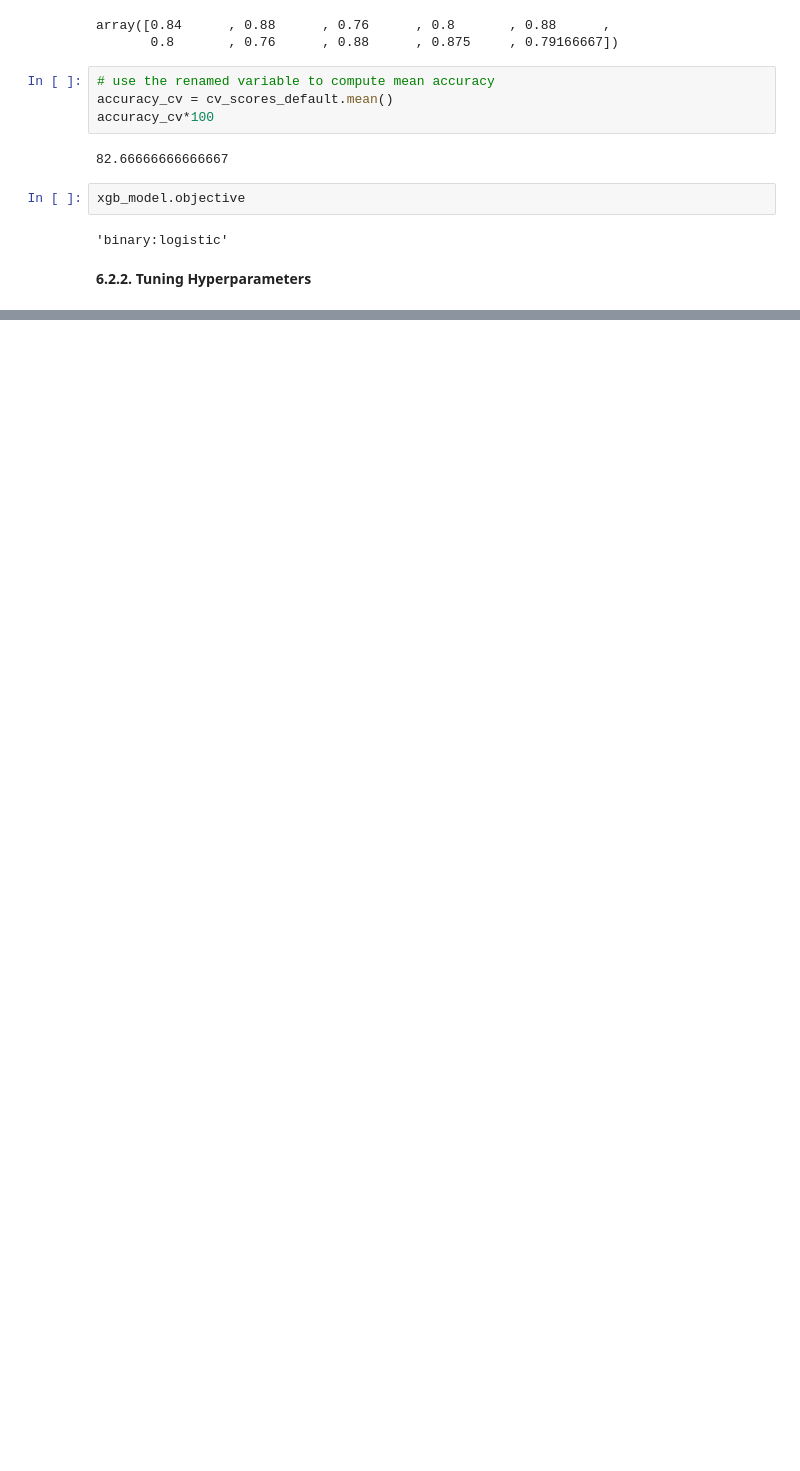
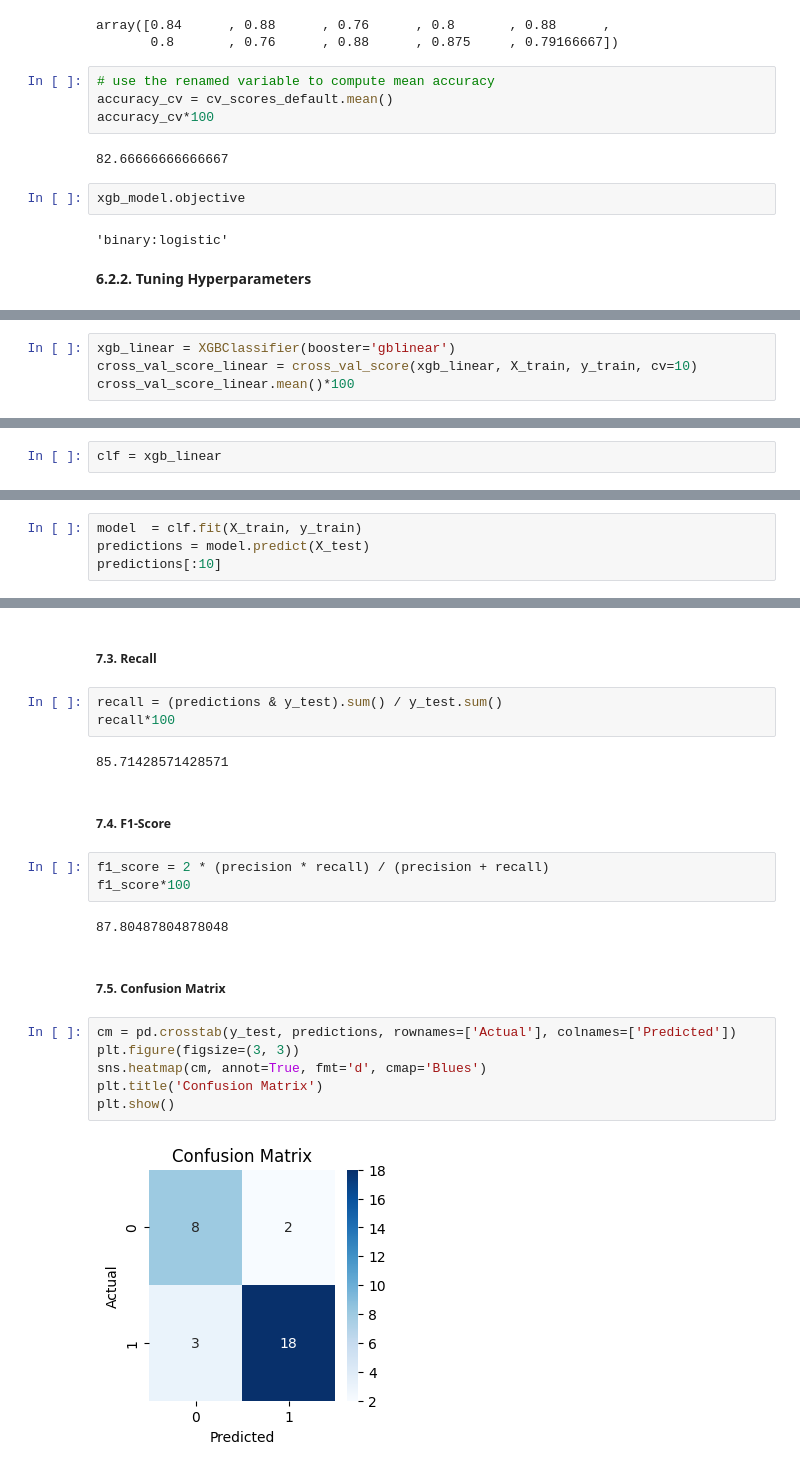
Before and after one commit to PedroFlorencioNeto/vertebral-analysis, a Jupyter notebook: VertebralColumnClassificator.ipynb, the cells around one changed output, grey strips where cells are left out. Drawn from its saved outputs; the diff is of its cells as text; blank space fills up the shorter version.

Commit message:
feat: add model and metrics

```diff
--- a/VertebralColumnClassificator.ipynb
+++ b/VertebralColumnClassificator.ipynb
@@ -270,0 +285,4 @@ TypeError: 'numpy.ndarray' object is not callable
+# %%
+xgb_linear = XGBClassifier(booster='gblinear')
+cross_val_score_linear = cross_val_score(xgb_linear, X_train, y_train, cv=10)
+cross_val_score_linear.mean()*100
@@ -270,0 +291,2 @@ TypeError: 'numpy.ndarray' object is not callable
+# %%
+clf = xgb_linear
@@ -270,0 +295,4 @@ TypeError: 'numpy.ndarray' object is not callable
+# %%
+model  = clf.fit(X_train, y_train)
+predictions = model.predict(X_test)
+predictions[:10]
@@ -270,0 +332,24 @@ TypeError: 'numpy.ndarray' object is not callable
+# %% [markdown]
+##### <b>7.3. Recall
+# %%
+recall = (predictions & y_test).sum() / y_test.sum()
+recall*100
+# %% [output]
+85.71428571428571
+# %% [markdown]
+##### <b>7.4. F1-Score
+# %%
+f1_score = 2 * (precision * recall) / (precision + recall)
+f1_score*100
+# %% [output]
+87.80487804878048
+# %% [markdown]
+##### <b>7.5. Confusion Matrix
+# %%
+cm = pd.crosstab(y_test, predictions, rownames=['Actual'], colnames=['Predicted'])
+plt.figure(figsize=(3, 3))
+sns.heatmap(cm, annot=True, fmt='d', cmap='Blues')
+plt.title('Confusion Matrix')
+plt.show()
+# %% [output]
+[figure, added]
```
Also changed, not shown: parts of 15 cells of this notebook.
